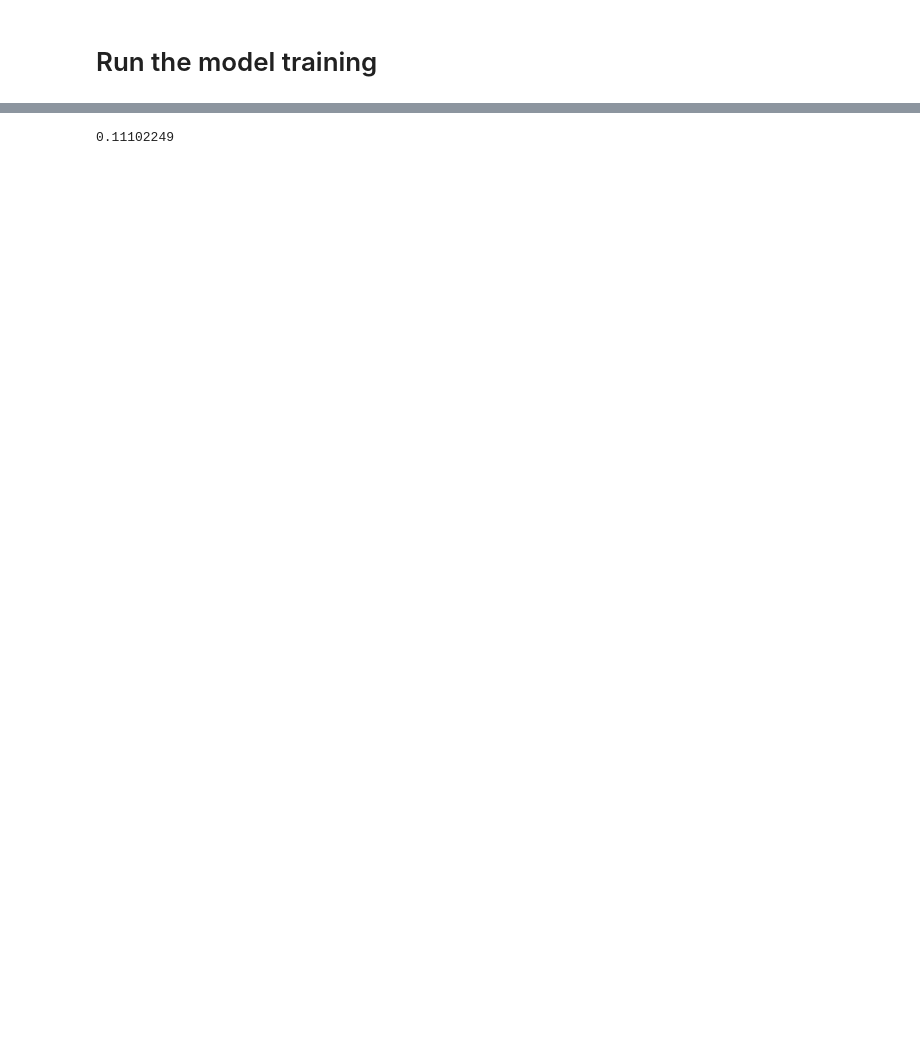
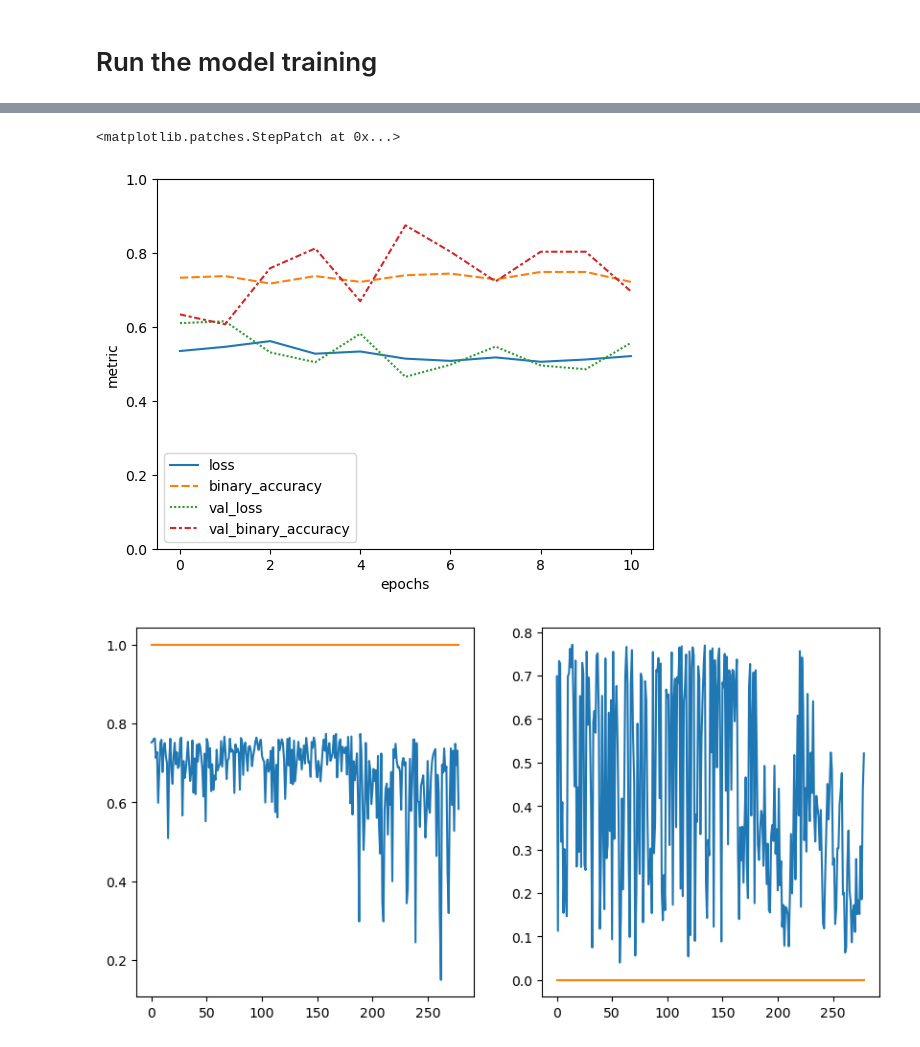
Before and after one commit to XAI4GEO/Deepforest_Trials, a Jupyter notebook: siamese_network/ind_experiments/experiment2.ipynb, the cells around one changed output, grey strips where cells are left out. Drawn from its saved outputs; the diff is of its cells as text; code cells hidden in the pictures; blank space fills up the shorter version.

```diff
--- a/siamese_network/ind_experiments/experiment2.ipynb
+++ b/siamese_network/ind_experiments/experiment2.ipynb
@@ -121,8 +98,0 @@ Create positive and negative image pairs from the dataset:
-# %%
-unique_labels = np.unique(Y)
-label_wise_indices = dict()
-label_wise_samples = dict()
-for label in unique_labels:
-    label_wise_indices.setdefault(label,
-                                    [index for index, curr_label in enumerate(Y) if
-                                    label == curr_label])
@@ -189,0 +204,7 @@ plt.show(block=True)
+# %%
+model.load_weights('weights_32_64_96_128_32.h5')
+# model.load_weights('weights_logits.h5')
+# model = siamese_model()
+compile_model(model, 0.01)
+print(k.eval(model.optimizer.lr))
+callbacks = tf.keras.callbacks.EarlyStopping(monitor='val_loss', patience=5, start_from_epoch=5, restore_best_weights=True)
@@ -190,3 +213,3 @@ plt.show(block=True)
 # %%
-history = model.fit([images_pair[:, 0], images_pair[:, 1]], labels_pair[:], validation_split=0.2, batch_size=32, epochs=80)
+history = model.fit([images_pair[:, 0], images_pair[:, 1]], labels_pair[:], validation_split=0.2, batch_size=64, epochs=30, callbacks=callbacks)
 # %% [output]
@@ -229,4 +239,48 @@ array([1, 0, 1, 0, 1, 0, 1, 0, 1, 0, 1, 0, 1, 0, 1, 0, 1, 0, 1, 0, 1, 0,
-# %%
-np.min(labels_pred)
-# %% [output]
-0.11102249
+# %%
+import seaborn as sns
+import pandas as pd
+def plot_history(history, metrics):
+    """
+    Plot the training history
+
+    Args:
+        history (keras History object that is returned by model.fit())
+        metrics (str, list): Metric or a list of metrics to plot
+    """
+    history_df = pd.DataFrame.from_dict(history.history)
+    sns.lineplot(data=history_df[metrics])
+    plt.xlabel("epochs")
+    plt.ylabel("metric")
+    plt.ylim(0, 1)
+
+plot_history(history, ['loss', 'binary_accuracy', 'val_loss', 'val_binary_accuracy'] )
+
+fig = plt.figure(figsize=(10, 5))
+
+sub = fig.add_subplot(1, 2, 1)
+sub.plot(labels_pred[::2])
+# sub.plot(np.round(labels_pred[::2]))
+sub.plot(labels_pair[::2])
+
+sub = fig.add_subplot(1, 2, 2)
+sub.plot(labels_pred[1::2])
+# sub.plot(np.round(labels_pred[1::2]))
+sub.plot(labels_pair[1::2])
+
+fig2 = plt.figure(figsize=(10, 5))
+
+counts, bins = np.histogram(labels_pred[::2])
+sub = fig2.add_subplot(1, 2, 1)
+sub.stairs(counts, bins)
+# sub.plot(np.round(labels_pred[::2]))
+# sub.plot(labels_pair[::2])
+
+sub = fig2.add_subplot(1, 2, 2)
+counts, bins = np.histogram(labels_pred[1::2])
+sub.stairs(counts, bins)
+# sub.plot(np.round(labels_pred[1::2]))
+# sub.plot(labels_pair[1::2])
+# %% [output]
+<matplotlib.patches.StepPatch at 0x...>
+[figure, added]
+[figure, added]
```
Also changed, not shown: parts of 26 cells of this notebook, 8 other files.
